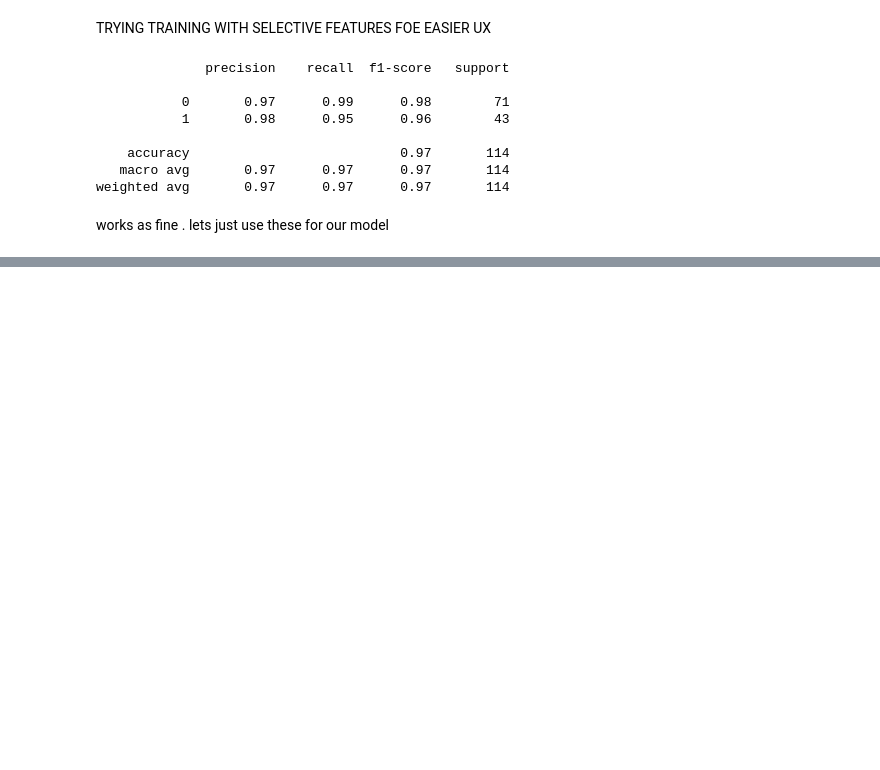
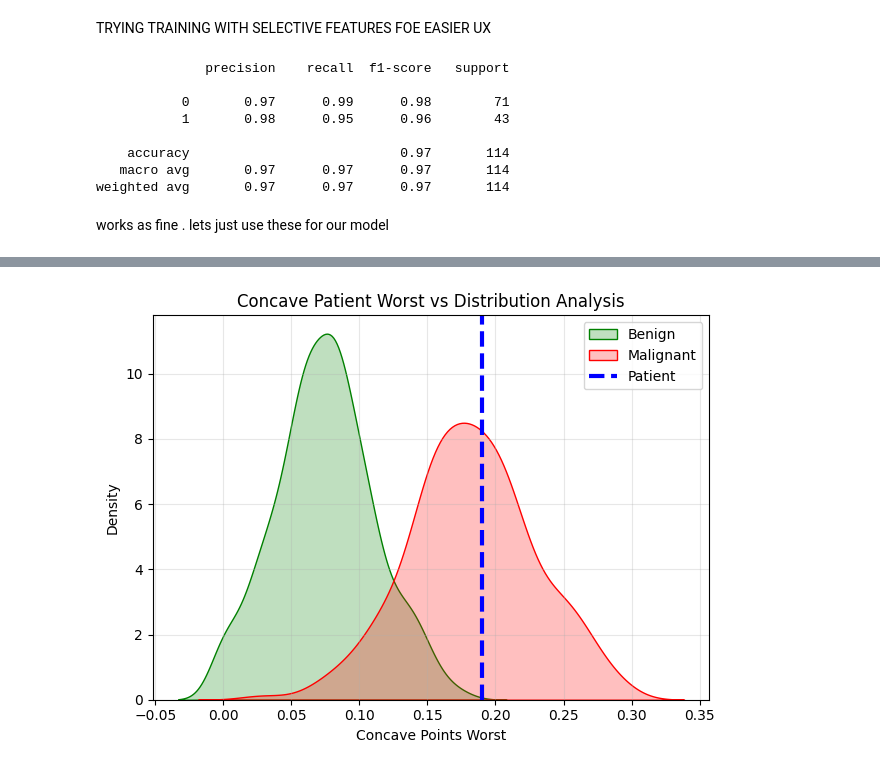
Before and after one commit to TheOnlySG/medical-classification-ml, a Jupyter notebook: Research Notebooks/eda_cancer.ipynb, the cells around one changed output, grey strips where cells are left out. Cells and saved outputs as stored; diff of their text form; code cells hidden in the pictures; blank space fills up the shorter version.

```diff
--- a/notebooks/eda_cancer.ipynb
+++ b/Research Notebooks/eda_cancer.ipynb
@@ -390,0 +473,37 @@ works as fine . lets just use these for our model
+# %%
+plt.Figure(figsize = (10,6))
+patient_concave_Worst = 0.19
+
+sns.kdeplot(
+    data = cancer_df[cancer_df['diagnosis'] == 0],
+    x = 'concave points_worst',
+    color = 'green',
+    fill = True,
+    label = 'Benign'
+)
+
+sns.kdeplot(
+    data = cancer_df[cancer_df['diagnosis'] == 1],
+    x = 'concave points_worst',
+    color = 'red',
+    fill = True,
+    label = 'Malignant',
+)
+
+plt.axvline(
+    patient_concave_Worst,
+    color = 'blue',
+    linestyle = '--',
+    linewidth = 3,
+    label = 'Patient'
+)
+
+plt.title('Concave Patient Worst vs Distribution Analysis')
+plt.xlabel('Concave Points Worst')
+plt.ylabel('Density')
+plt.legend()
+plt.grid(alpha = 0.3)
+plt.tight_layout()
+plt.show()
+# %% [output]
+[figure, added]
```
Also changed, not shown: parts of 11 cells of this notebook, 7 other files.
